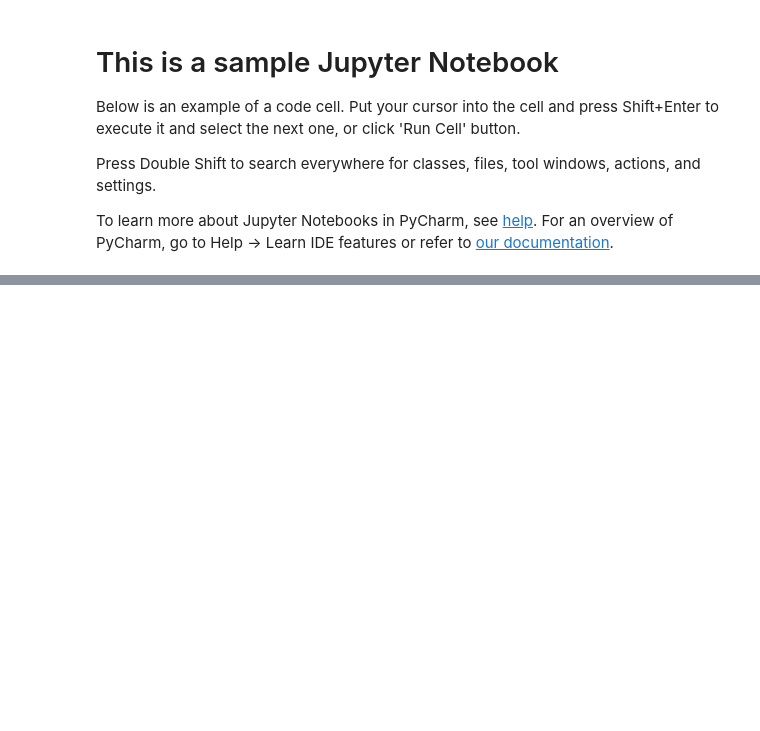
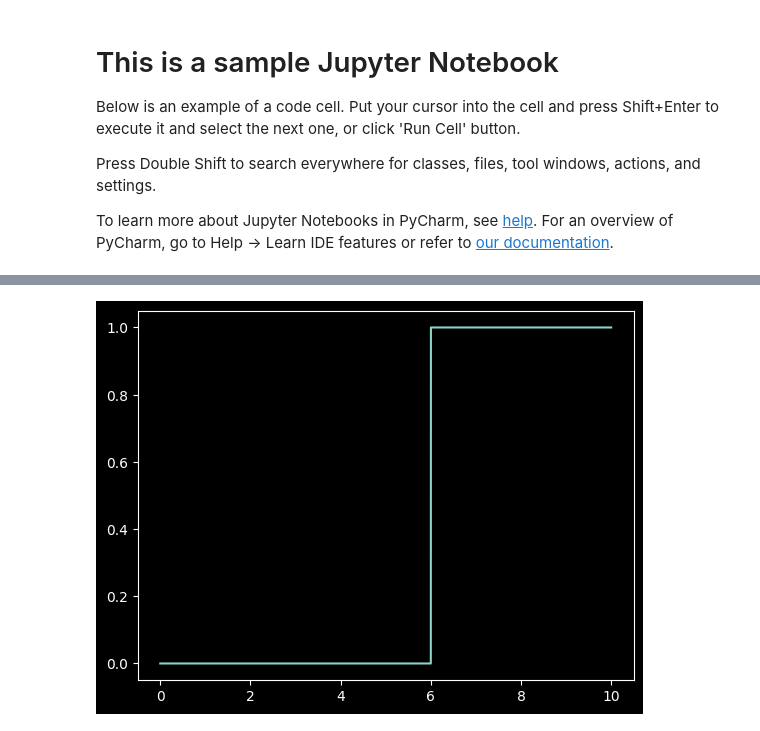
Before and after one commit to Elena-299/JupyterProject, a Jupyter notebook: Software 1/School examples.ipynb, the cells around one changed output, grey strips where cells are left out. Cells and saved outputs as stored; diff of their text form; code cells hidden in the pictures; blank space fills up the shorter version.

```diff
--- a/Software 1/School examples.ipynb
+++ b/Software 1/School examples.ipynb
@@ -224,0 +346,8 @@ plt.show()
+# %%
+#explicit built-in piecewise function
+x = np.linspace(0,10,100000)
+y = np.piecewise(x,[(x<3) & (x<=6), x>=6], [0,1,0])
+plt.plot(x,y)
+plt.show()
+# %% [output]
+[figure, added]
```
Also changed, not shown: parts of 10 cells of this notebook, 3 other files.
